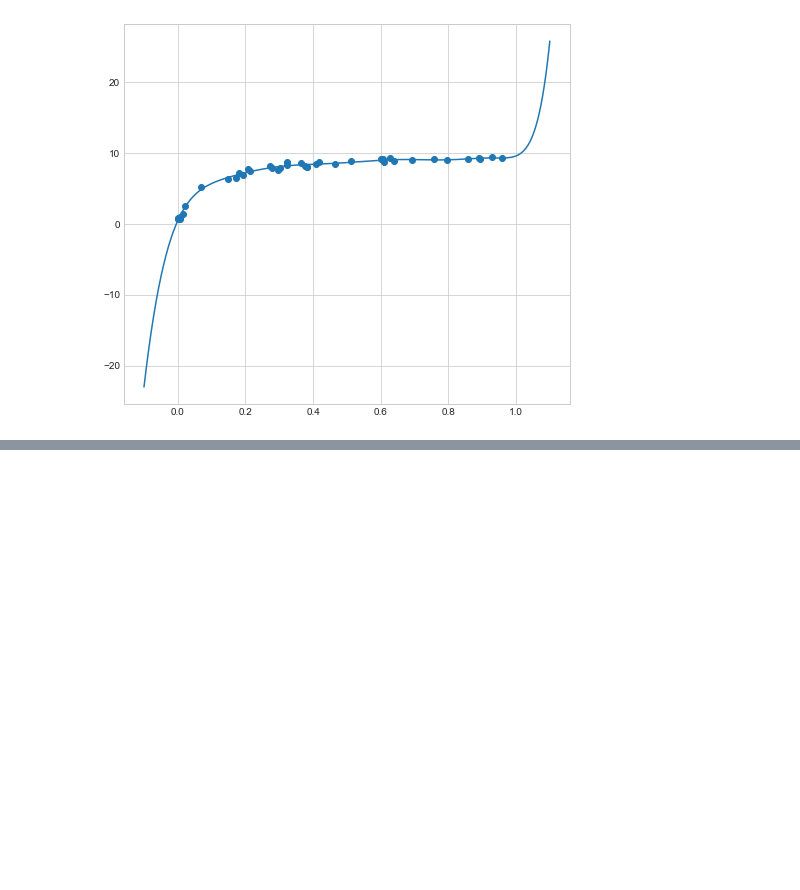
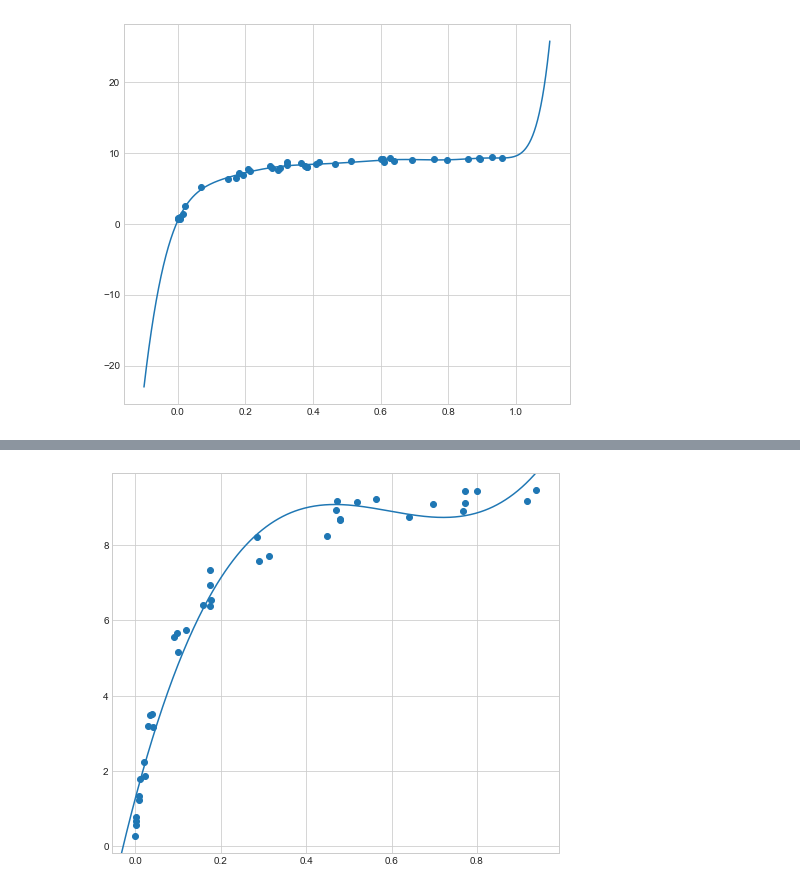
Before and after one commit to tohooni/DeepRunning, a Jupyter notebook: 6.머신러닝의 이해2.ipynb, the cells around one changed output, grey strips where cells are left out. Drawn from its saved outputs; the diff is of its cells as text; code cells hidden in the pictures; blank space fills up the shorter version.

```diff
--- a/6.머신러닝의 이해2.ipynb
+++ b/6.머신러닝의 이해2.ipynb
@@ -161,0 +216,12 @@ plt.plot(X_test.ravel(), y_test)
+# %%
+X_test = np.linspace(-0.1, 1.1, 500).reshape(-1,1)
+# %%
+plt.figure(figsize=(8,7))
+plt.scatter(X.ravel(), y)
+lim = plt.axis()
+
+y_pred = make_pipeline(PolynomialFeatures(degree=3), LinearRegression()).fit(X, y).predict(X_test)
+plt.plot(X_test.ravel(), y_pred)
+plt.axis(lim);
+# %% [output]
+[figure, added]
```
Also changed, not shown: parts of 23 cells of this notebook, 1 other file.
